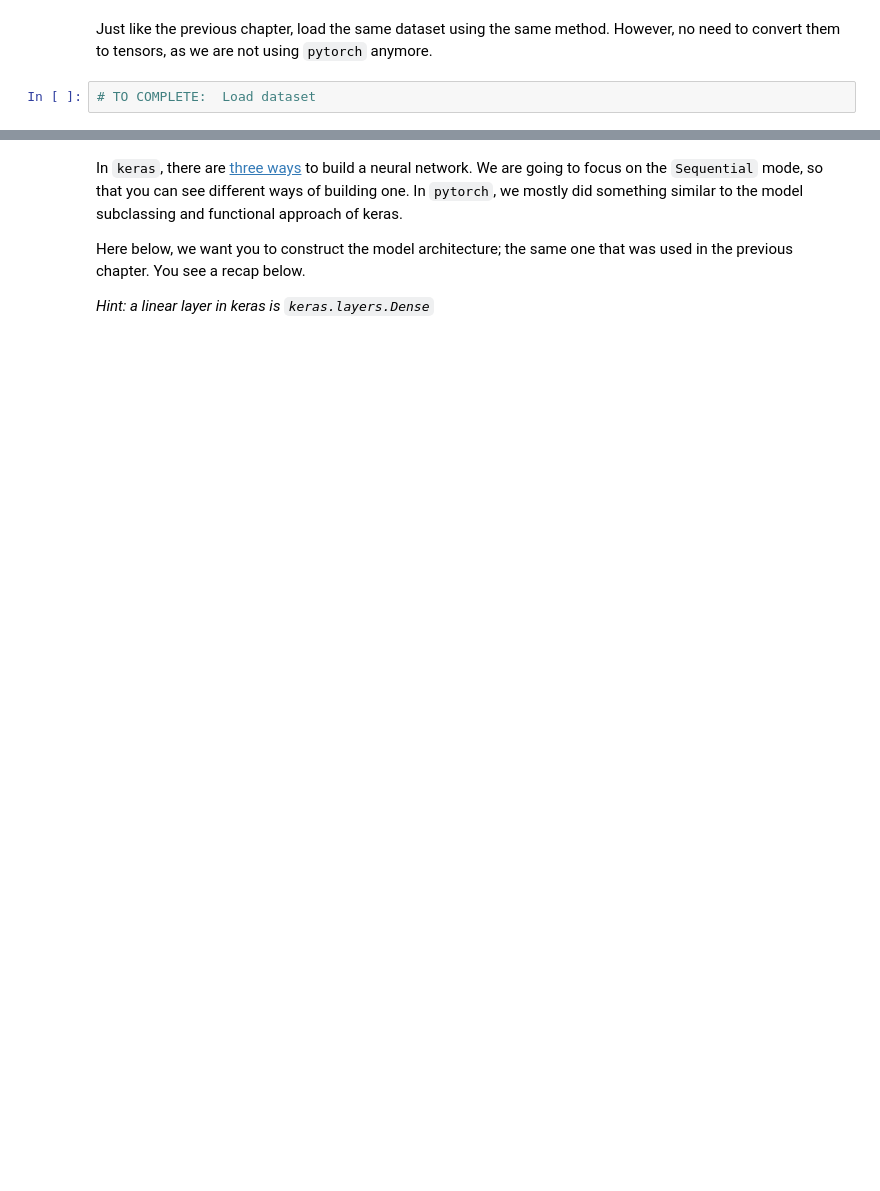
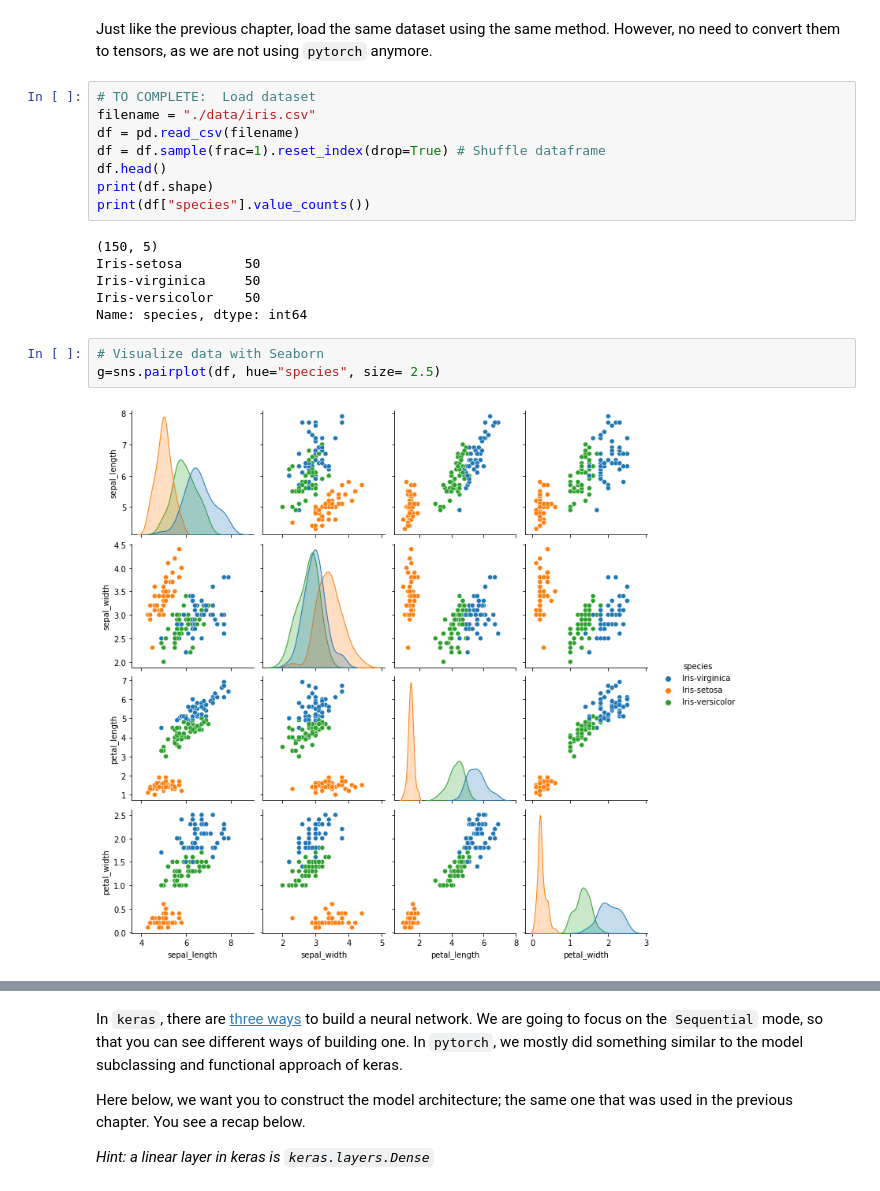
Before and after one commit to HavvaEb/Deep-learning_Exercise, a Jupyter notebook: 6.deep_learning/1.Structured_data/4.perceptron_tensorflow.ipynb, the cells around one changed output, grey strips where cells are left out. Cells and saved outputs as stored; diff of their text form; blank space fills up the shorter version.

```diff
--- a/6.deep_learning/1.Structured_data/4.perceptron_tensorflow.ipynb
+++ b/6.deep_learning/1.Structured_data/4.perceptron_tensorflow.ipynb
@@ -15,4 +22,21 @@ Error:
 # %% [markdown]
 Just like the previous chapter, load the same dataset using the same method. However, no need to convert them to tensors, as we are not using `pytorch` anymore.
-# %%
-# TO COMPLETE:  Load dataset
+# %%
+# TO COMPLETE:  Load dataset
+filename = "./data/iris.csv"
+df = pd.read_csv(filename)
+df = df.sample(frac=1).reset_index(drop=True) # Shuffle dataframe
+df.head()
+print(df.shape)
+print(df["species"].value_counts())
+# %% [output]
+(150, 5)
+Iris-setosa        50
+Iris-virginica     50
+Iris-versicolor    50
+Name: species, dtype: int64
+# %%
+# Visualize data with Seaborn
+g=sns.pairplot(df, hue="species", size= 2.5)
+# %% [output]
+[figure, added]
```
Also changed, not shown: parts of 17 cells of this notebook.
